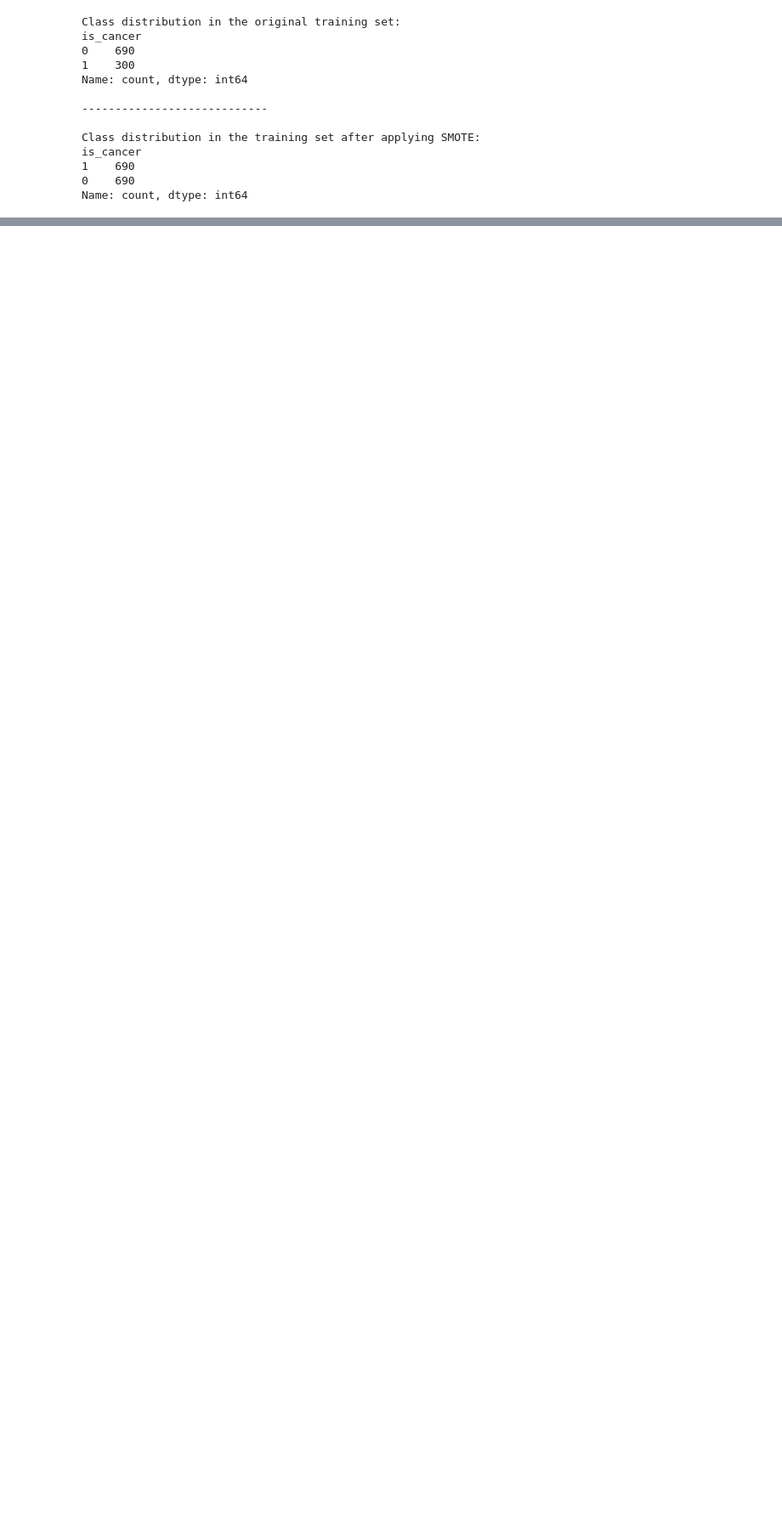
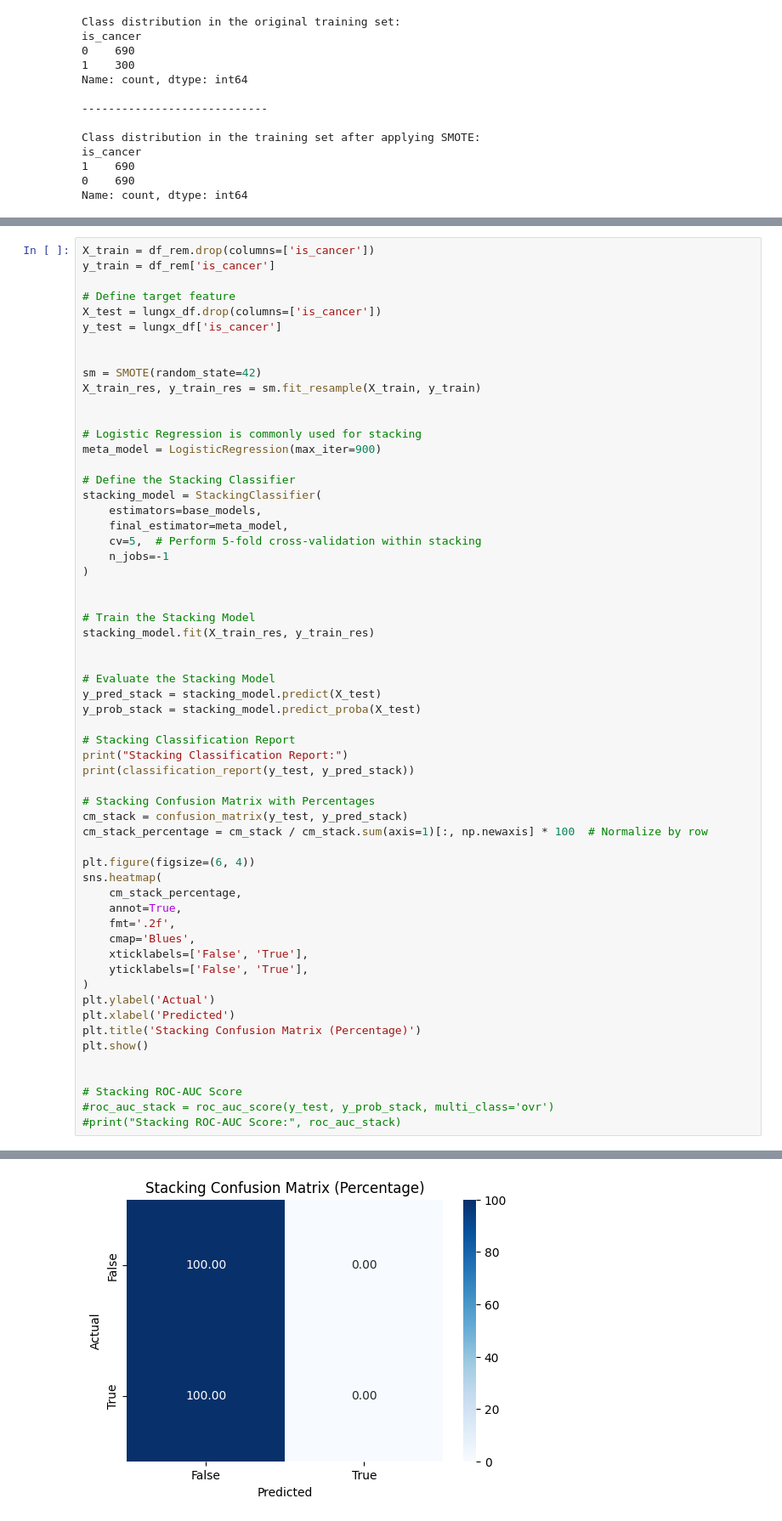
Before and after one commit to pmgfernandes04/Lung-Cancer-Classification-using-CT, a Jupyter notebook: report.ipynb, the cells around one changed output, grey strips where cells are left out. Shown: that part at 85% size. Cells and saved outputs as stored; diff of their text form; blank space fills up the shorter version.

Commit message:
Report needs fixing

```diff
--- a/report.ipynb
+++ b/report.ipynb
@@ -546,0 +646,60 @@ weighted avg       0.88      0.88      0.88       248
+# %%
+X_train = df_rem.drop(columns=['is_cancer'])
+y_train = df_rem['is_cancer']
+
+# Define target feature
+X_test = lungx_df.drop(columns=['is_cancer'])
+y_test = lungx_df['is_cancer']
+
+
+sm = SMOTE(random_state=42)
+X_train_res, y_train_res = sm.fit_resample(X_train, y_train)
+
+
+# Logistic Regression is commonly used for stacking
+meta_model = LogisticRegression(max_iter=900)
+
+# Define the Stacking Classifier
+stacking_model = StackingClassifier(
+    estimators=base_models,
+    final_estimator=meta_model,
+    cv=5,  # Perform 5-fold cross-validation within stacking
+    n_jobs=-1
+)
+
+
+# Train the Stacking Model
+stacking_model.fit(X_train_res, y_train_res)
+
+
+# Evaluate the Stacking Model
+y_pred_stack = stacking_model.predict(X_test)
+y_prob_stack = stacking_model.predict_proba(X_test)
+
+# Stacking Classification Report
+print("Stacking Classification Report:")
+print(classification_report(y_test, y_pred_stack))
+
+# Stacking Confusion Matrix with Percentages
+cm_stack = confusion_matrix(y_test, y_pred_stack)
+cm_stack_percentage = cm_stack / cm_stack.sum(axis=1)[:, np.newaxis] * 100  # Normalize by row
+
+plt.figure(figsize=(6, 4))
+sns.heatmap(
+    cm_stack_percentage,
+    annot=True,
+    fmt='.2f',
+    cmap='Blues',
+    xticklabels=['False', 'True'],
+    yticklabels=['False', 'True'],
+)
+plt.ylabel('Actual')
+plt.xlabel('Predicted')
+plt.title('Stacking Confusion Matrix (Percentage)')
+plt.show()
+
+
+# Stacking ROC-AUC Score
+#roc_auc_stack = roc_auc_score(y_test, y_prob_stack, multi_class='ovr')
+#print("Stacking ROC-AUC Score:", roc_auc_stack)
+# %% [output]
@@ -547,3 +715,4 @@ weighted avg       0.88      0.88      0.88       248
+[figure, added]
 # %% [markdown]
 ## 6. Conclusion {#conclusion}
 [Back to Index](#index)
```
Also changed, not shown: parts of 19 cells of this notebook, 4 other files.
